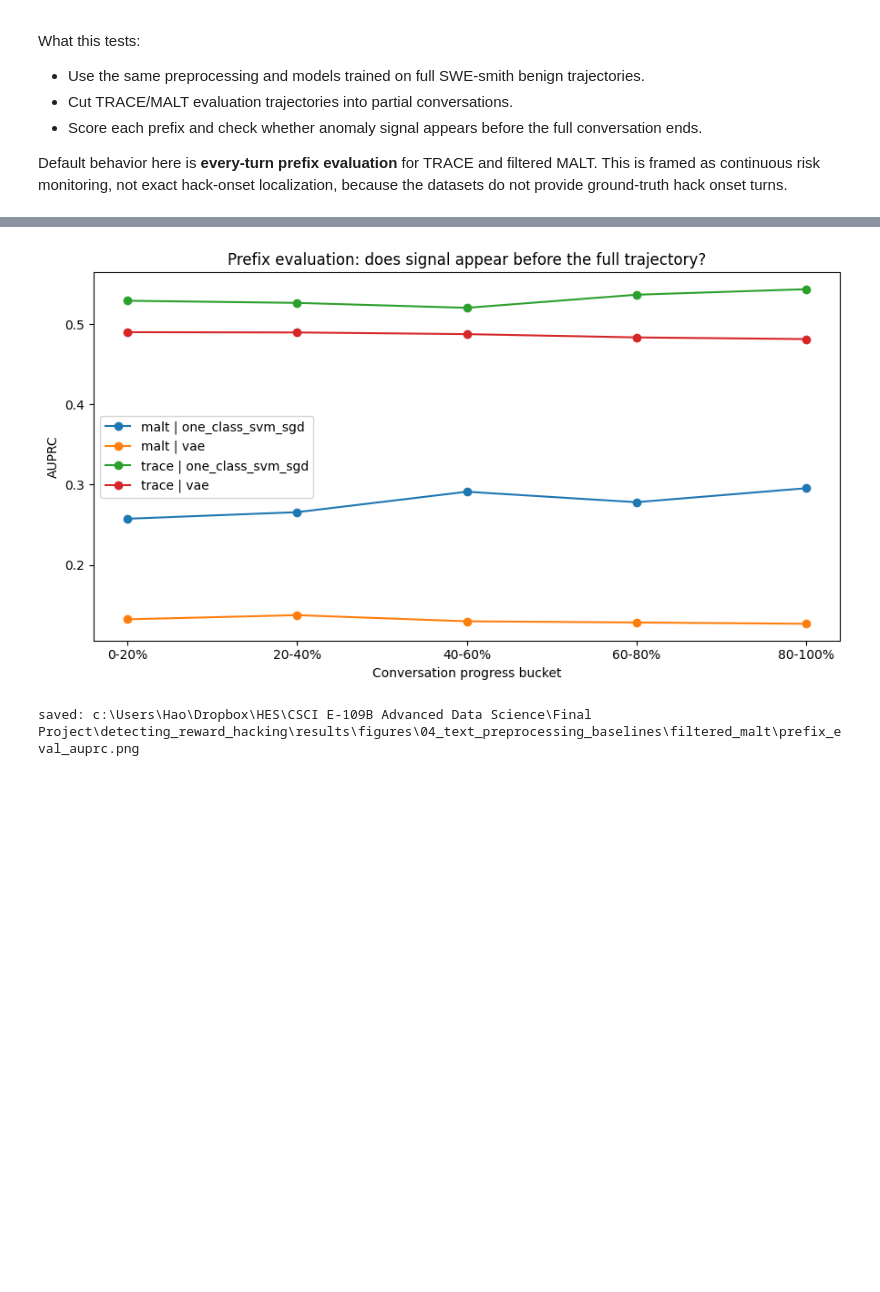
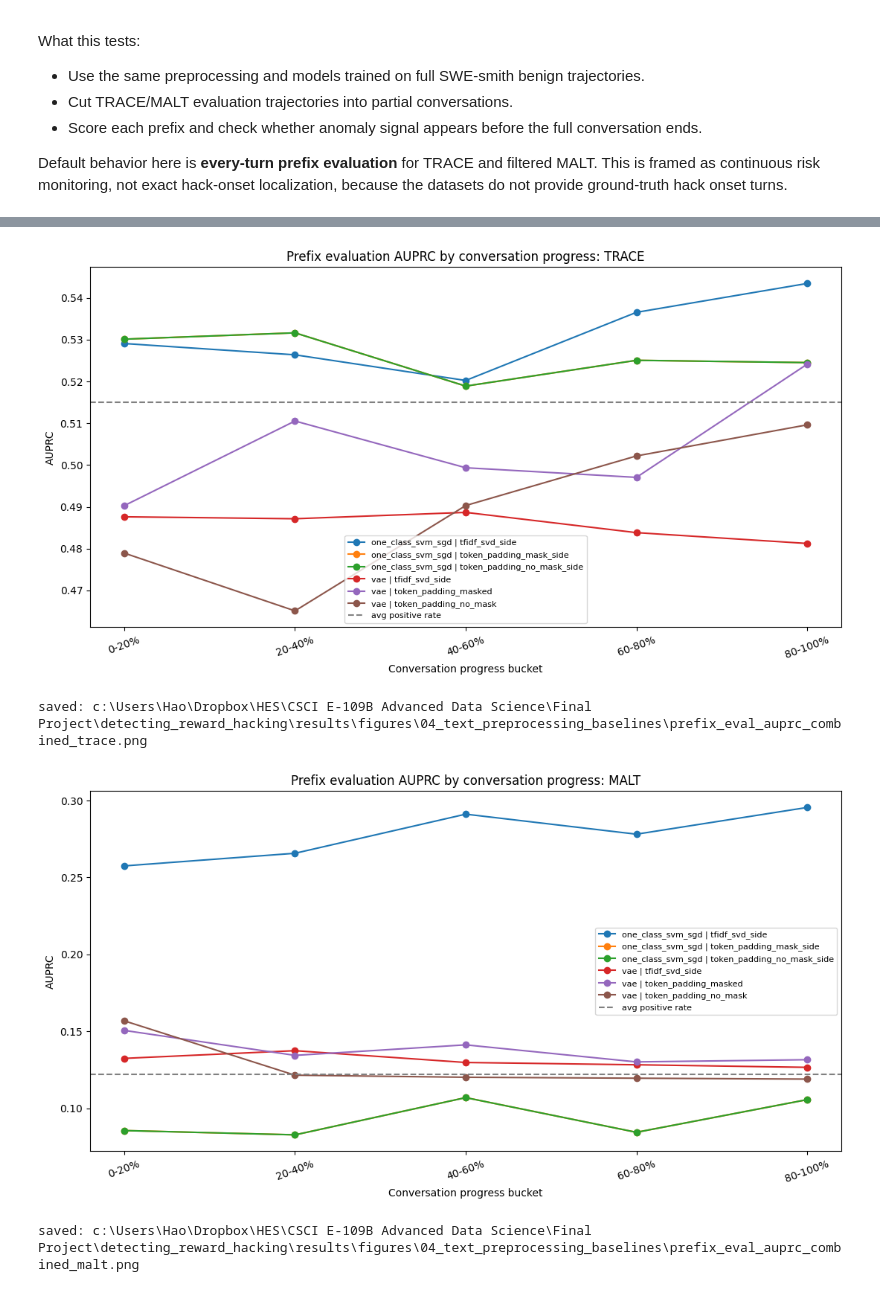
Before and after one commit to ostasovskyi/detecting_reward_hacking, a Jupyter notebook: notebooks/04_text_preprocessing_baseline_models.ipynb, the cells around one changed output, grey strips where cells are left out. Cells and saved outputs as stored; diff of their text form; code cells hidden in the pictures; blank space fills up the shorter version.

```diff
--- a/notebooks/04_text_preprocessing_baseline_models.ipynb
+++ b/notebooks/04_text_preprocessing_baseline_models.ipynb
@@ -1171,0 +1872,10 @@ malt prefixes: (39489, 12)
+# %%
+token_prefix_ids, token_prefix_mask = tokenize_cached(token_prefix_df["text"], f"prefix_shared_{TOKEN_RUN_SUFFIX}", batch_size=128)
+token_prefix_side = token_make_side_features(
+    token_prefix_df.assign(n_turns=token_prefix_df["prefix_turns"], approx_tokens=token_prefix_df["text"].str.split().str.len()),
+    token_prefix_mask,
+)
+token_prefix_side_scaled = token_side_scaler.transform(token_prefix_side)
+
+X_token_prefix_svm_no_mask = make_svm_matrix(token_prefix_ids, token_prefix_mask, token_prefix_side_scaled, mask_aware=False)
+X_token_prefix_svm_mask = make_svm_matrix(token_prefix_ids, token_prefix_mask, token_prefix_side_scaled, mask_aware=True)
@@ -1229,11 +2027,8 @@ def evaluate_prefix_scores(model, representation, model_name, X_prefix, prefix_d
 
 
 # Prefix evaluation for TF-IDF/SVD representation.
-# This uses models already trained above; run after One-Class SVM and VAE cells.
-X_trace_prefix_tfidf = transform_tfidf_svd_existing(trace_prefix_df)
-X_malt_prefix_tfidf = transform_tfidf_svd_existing(malt_prefix_df)
-prefix_eval_df = pd.concat([trace_prefix_df, malt_prefix_df], ignore_index=True)
-X_prefix_tfidf = np.vstack([X_trace_prefix_tfidf, X_malt_prefix_tfidf])
+# This uses the same shared prefix_eval_df as the token-padding prefix evaluation.
+X_prefix_tfidf = transform_tfidf_svd_existing(prefix_eval_df)
 
 svm_prefix_scores, svm_prefix_results = evaluate_prefix_scores(
     svm_tfidf_model,
@@ -1307,19 +2102,47 @@ if "predicted_alert_95" in vae_prefix_scores.columns:
 | 2 | trace | 0 | 1 | 249 |
 | 3 | trace | 1 | 1 | 268 |
 # %%
-plt.figure(figsize=(9, 5))
 bucket_order = ["0-20%", "20-40%", "40-60%", "60-80%", "80-100%"]
-for (dataset_name, model_name), g in prefix_results.groupby(["dataset", "model"]):
-    g = g.set_index("progress_bucket").reindex(bucket_order).reset_index()
-    plt.plot(g["progress_bucket"], g["auprc"], marker="o", label=f"{dataset_name} | {model_name}")
 
-plt.xlabel("Conversation progress bucket")
-plt.ylabel("AUPRC")
-plt.title("Prefix evaluation: does signal appear before the full trajectory?")
-plt.legend()
-plt.tight_layout()
-out_path = FIG_DIR / "prefix_eval_auprc.png"
-plt.savefig(out_path, dpi=300, bbox_inches="tight")
-plt.show()
-print("saved:", out_path)
+#Combine all prefix results
+prefix_result_frames = []
+if "prefix_results" in globals() and isinstance(prefix_results, pd.DataFrame) and not prefix_results.empty:
+    prefix_result_frames.append(prefix_results)
+if "token_prefix_results" in globals() and isinstance(token_prefix_results, pd.DataFrame) and not token_prefix_results.empty:
+    prefix_result_frames.append(token_prefix_results)
+
+combined_prefix_results = (
+    pd.concat(prefix_result_frames, ignore_index=True)
+    .drop_duplicates(["model", "representation", "dataset", "progress_bucket"], keep="last")
+    .reset_index(drop=True)
+)
+combined_prefix_results["progress_bucket"] = pd.Categorical(
+    combined_prefix_results["progress_bucket"], categories=bucket_order, ordered=True
+)
+combined_prefix_results = combined_prefix_results.sort_values(["dataset", "model", "representation", "progress_bucket"])
+
+safe_to_csv(combined_prefix_results, RESULT_DIR / "prefix_results_combined.csv", index=False)
+safe_to_csv(combined_prefix_results, TABLE_DIR / "prefix_results_combined.csv", index=False)
+
+display(combined_prefix_results)
+
+for dataset_name in ["trace", "malt"]:
+    plt.figure(figsize=(11, 6))
+    sub = combined_prefix_results[combined_prefix_results["dataset"] == dataset_name].copy()
+    for (model_name, rep), g in sub.groupby(["model", "representation"], observed=False):
+        g = g.set_index("progress_bucket").reindex(bucket_order).reset_index()
+        plt.plot(g["progress_bucket"].astype(str), g["auprc"], marker="o", label=f"{model_name} | {rep}")
+
+    if not sub.empty:
+        plt.axhline(sub["positive_rate"].mean(), linestyle="--", color="gray", label="avg positive rate")
+    plt.xlabel("Conversation progress bucket")
+    plt.ylabel("AUPRC")
+    plt.title(f"Prefix evaluation AUPRC by conversation progress: {dataset_name.upper()}")
+    plt.xticks(rotation=20)
+    plt.legend(fontsize=8, loc="best")
+    plt.tight_layout()
+    out_path = FIG_DIR / f"prefix_eval_auprc_combined_{dataset_name}.png"
+    plt.savefig(out_path, dpi=300, bbox_inches="tight")
+    plt.show()
+    print("saved:", out_path)
 # %% [output]
@@ -1326,5 +2166,7 @@ print("saved:", out_path)
-[figure, old version]
+[figure, new version]
-saved: c:\Users\Hao\Dropbox\HES\CSCI E-109B Advanced Data Science\Final Project\detecting_reward_hacking\results\figures\04_text_preprocessing_baselines\filtered_malt\prefix_eval_auprc.png
+saved: c:\Users\Hao\Dropbox\HES\CSCI E-109B Advanced Data Science\Final Project\detecting_reward_hacking\results\figures\04_text_preprocessing_baselines\prefix_eval_auprc_combined_trace.png
+[figure, added]
+saved: c:\Users\Hao\Dropbox\HES\CSCI E-109B Advanced Data Science\Final Project\detecting_reward_hacking\results\figures\04_text_preprocessing_baselines\prefix_eval_auprc_combined_malt.png
 # %% [markdown]
 ### Prefix / Turn-Progress Result Comment
 
```
Also changed, not shown: parts of 37 cells of this notebook, 17 other files.
